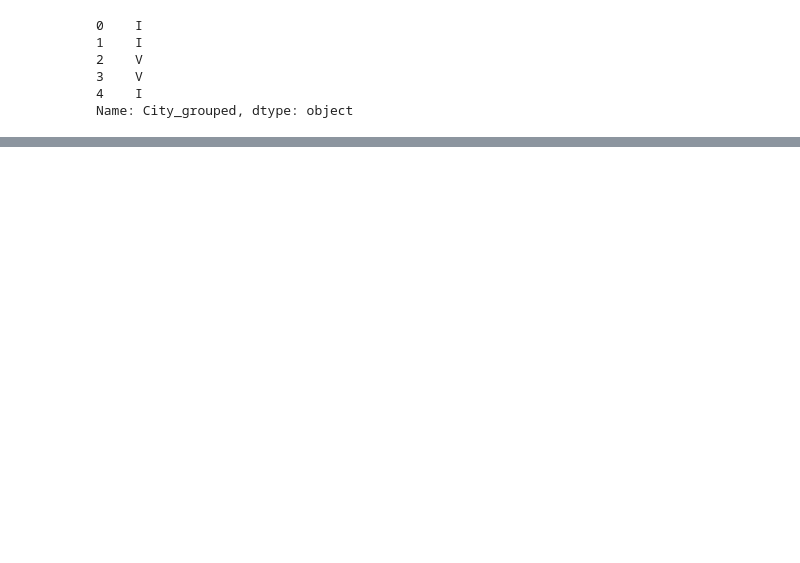
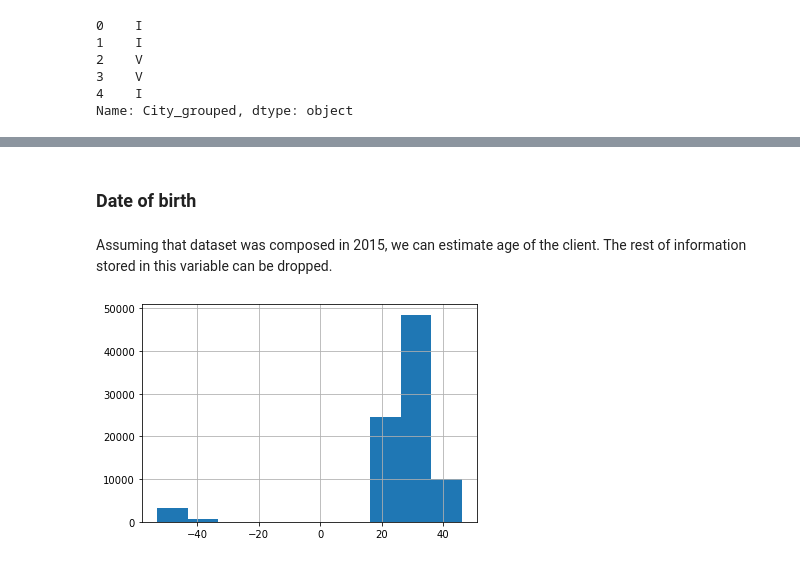
Before and after one commit to armand1027/HappyCustomerBank, a Jupyter notebook: Projekt_HappyCustomerBank.ipynb, the cells around one changed output, grey strips where cells are left out. Saved outputs shown, nothing was run; the diff lists cells and outputs as text; code cells hidden in the pictures; blank space fills up the shorter version.

```diff
--- a/Projekt_HappyCustomerBank.ipynb
+++ b/Projekt_HappyCustomerBank.ipynb
@@ -188,2 +180,0 @@ Name: City_name, dtype: int64
-# %%
-data['City_grouped'] = data.City.map(cities_dict)
@@ -192,6 +181,2 @@ data.City_grouped.head()
-# %%
-cities_chosen = data.City.value_counts().index[:3]
-data["City_name"] = data.City.where(data['City'].isin(cities_chosen),
-                                    other = 'other' )
 # %%
 data["City_name"].value_counts()
@@ -201,11 +200,13 @@ data.head()
+# %% [markdown]
+### Date of birth
+# %% [markdown]
+Assuming that dataset was composed in 2015, we can estimate age of the client. The rest of information stored in this variable can be dropped.
 # %%
-#Zamiana daty z danych na wiek osoby w dniu zaaplikowania o kredyt
-
-data['DOB'] = pd.to_datetime(data['DOB'],
-                             format='%d-%b-%y')
-data['Lead_Creation_Date'] = pd.to_datetime(data['Lead_Creation_Date'],
-                                            format='%d-%b-%y')
-#data['Age'] = round((data['Lead_Creation_Date'] - data['DOB'])/np.timedelta64(1,'Y'),0)
+data['DOB'] = pd.to_datetime(data['DOB'], format='%d-%b-%y')
+data['Lead_Creation_Date'] = pd.to_datetime(data['Lead_Creation_Date'], format='%d-%b-%y')
 data['Age'] = data.Lead_Creation_Date.apply(lambda x: x.year) - data.DOB.apply(lambda x: x.year)
-data['Age'] = data.Age.where(data.Age > 0, data.Age+100)
-data = data.drop(['DOB','Lead_Creation_Date'], axis=1)
+# %%
+data.Age.hist()
+plt.show()
+# %% [output]
+[figure, added]
```
Also changed, not shown: parts of 17 cells of this notebook.
